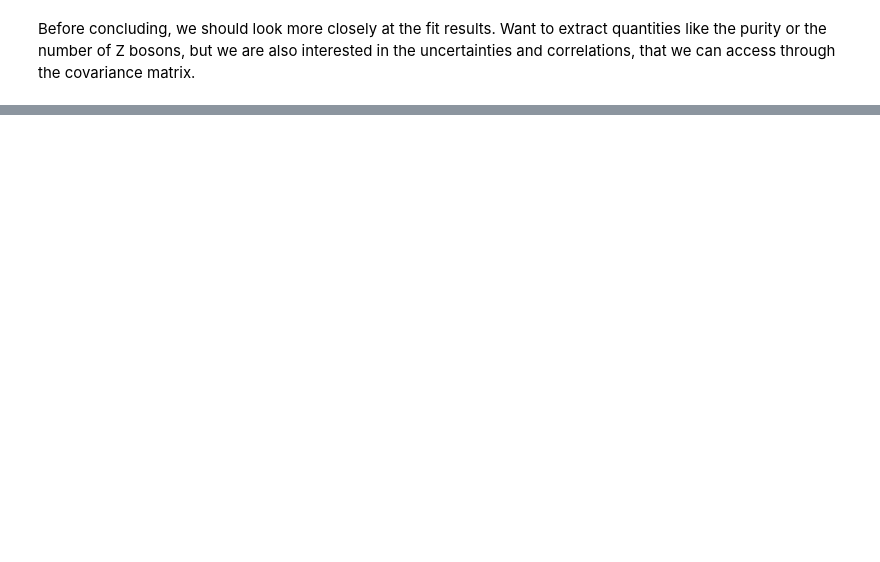
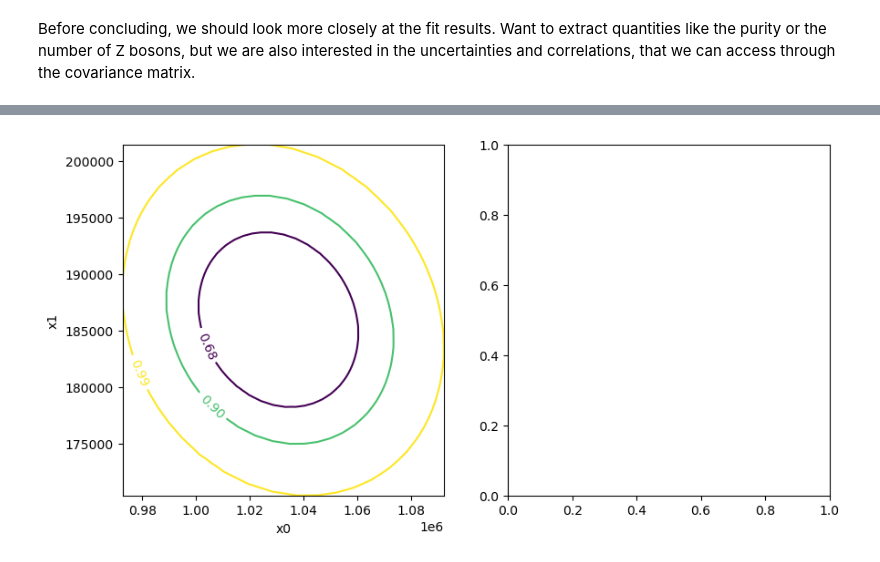
Before and after one commit to delaere/LPHY2131, a Jupyter notebook: analysis/labo2/Zlineshape.ipynb, the cells around one changed output, grey strips where cells are left out. Drawn from its saved outputs; the diff is of its cells as text; code cells hidden in the pictures; blank space fills up the shorter version.

Commit message:
add template fit

```diff
--- a/analysis/labo2/Zlineshape.ipynb
+++ b/analysis/labo2/Zlineshape.ipynb
@@ -218,0 +236,10 @@ N_data = 2019411
+# %%
+s_histo,bin_edges = np.histogram(ak.to_numpy(signal.events), bins=nbins, range=xlim, density=False )
+b_histo,bin_edges = np.histogram(ak.to_numpy(bkg.events),bins=nbins, range=xlim, density=False )
+# %%
+c = cost.Template(n, xe, (s_histo,b_histo))
+# %%
+m3 = Minuit(c,1e6,1e5)
+# %%
+m3.limits = (0, None)
+m3.interactive()
@@ -218,0 +263,7 @@ N_data = 2019411
+# %%
+plt.style.use('default')
+fig, axs = plt.subplots(nrows=1, ncols=2, figsize=(10, 5))
+plt.axes(axs[0])
+m3.draw_mncontour("x0", "x1", cl=(0.68, 0.9, 0.99));
+# %% [output]
+[figure, added]
```
Also changed, not shown: parts of 12 cells of this notebook, 1 other file.
